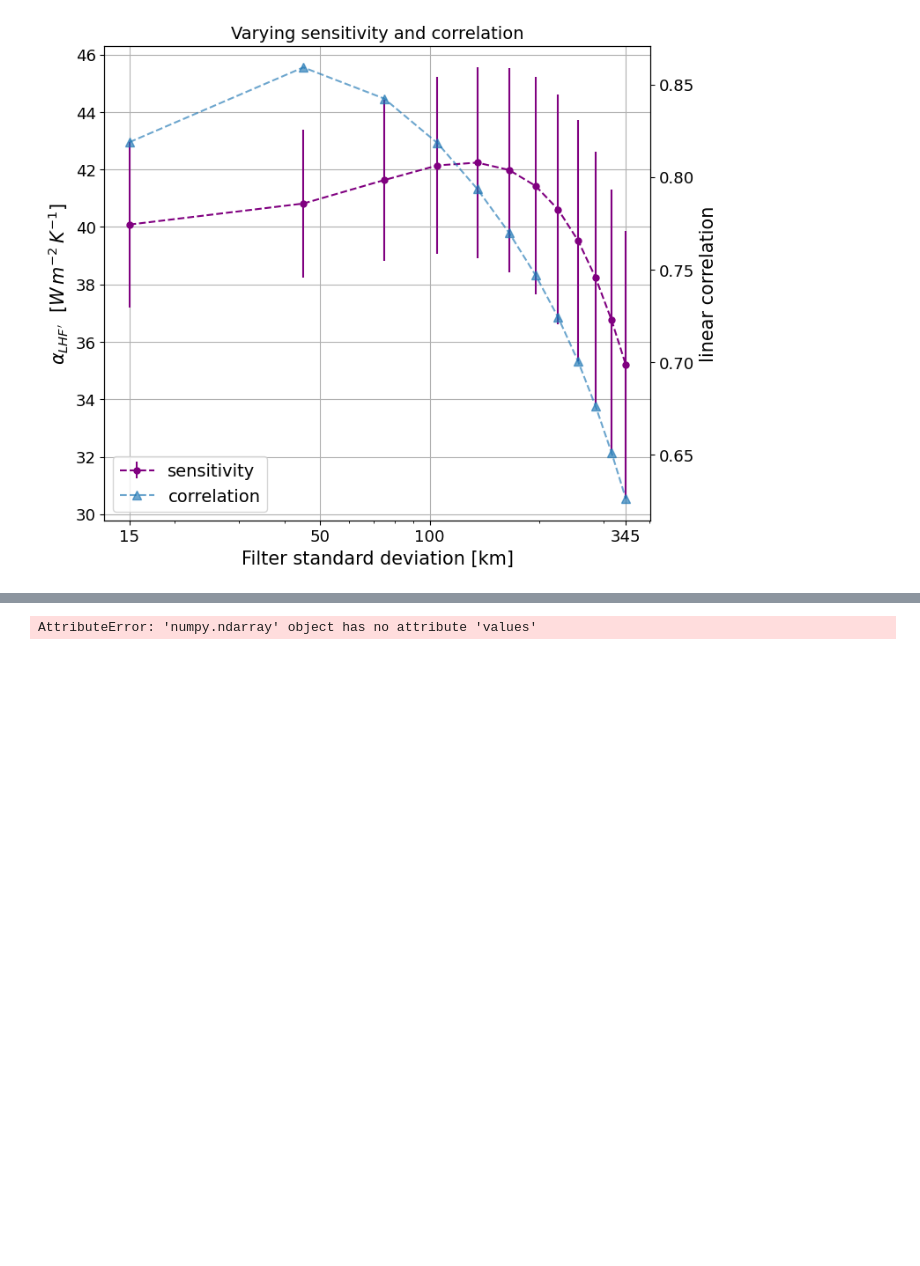
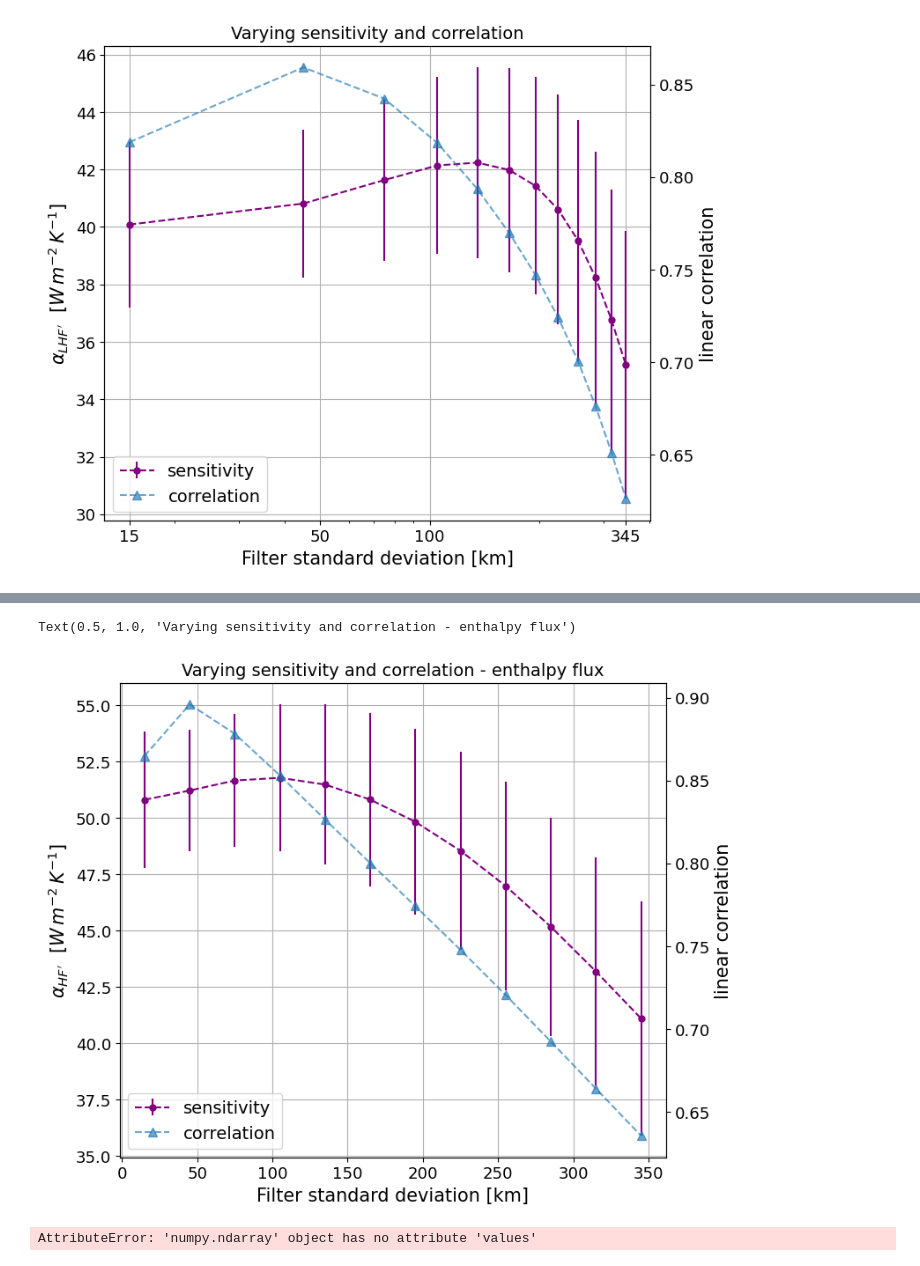
Before and after one commit to meteorologopazzo/thesis_material, a Jupyter notebook: EURECA_scripts/forced_scripts/ThermContr_LH_only_FORCED.ipynb, the cells around one changed output, grey strips where cells are left out. Drawn from its saved outputs; the diff is of its cells as text; code cells hidden in the pictures; blank space fills up the shorter version.

```diff
--- a/EURECA_scripts/forced_scripts/ThermContr_LH_only_FORCED.ipynb
+++ b/EURECA_scripts/forced_scripts/ThermContr_LH_only_FORCED.ipynb
@@ -502,0 +591,10 @@ plt.tick_params(axis='y', labelsize=14)
+# %%
+scales = np.arange(5, 120, 10)
+scales_km = list(3*scales)
+scales_km = [str(i) for i in scales_km]
+# scales_km = [str(i)+' km' for i in scales_km]
+
+import pandas as pd
+
+df_index = ['fit', 'corr', 'p_val', 'p_val_cannelli', 'sigmas']
+fit_results_enthalpy = pd.DataFrame(data=None, index = df_index, columns=scales)
@@ -503,3 +636,61 @@ plt.tick_params(axis='y', labelsize=14)
+# %%
+slopes_only_enthalpy = [fit_results_enthalpy.loc['fit', scales[i]].slope for i in range(len(scales))]
+sigma_slope_enthalpy = [fit_results_enthalpy.loc['sigmas', scales[i]][0] for i in range(len(scales))]
+corr_enthalpy = [fit_results_enthalpy.loc['corr', scales[i]] for i in range(len(scales))]
+# %%
+fig, ax = plt.subplots(1,1,figsize=(8,7))
+
+# slopes_plot = ax.errorbar(scales, slopes_only, yerr=sigma_slope, xerr=None, color='r', label='std dev.')#, marker='s', mfc='red',mec='green', ms=20, mew=4)
+slopes_plot = ax.errorbar(
+    3*scales,
+    slopes_only_enthalpy,
+    yerr=sigma_slope_enthalpy,
+    xerr=None,
+    color='purple',          # Set line color to orange
+    fmt='o',                 # Circular markers
+    markersize=5,            # Marker size
+    ecolor='purple',         # Error bar color to match the line color
+    linestyle='--',          # Dashed error bars
+    label='sensitivity'
+)
+ax.set_ylabel(r"$\alpha_{HF'}$  [$W\,m^{-2}\,K^{-1}$]", fontsize=15)
+# ax.set_xscale('log')
+
+# ax.set_xticks(scales)
+# ax.set_xticklabels(scales_km)
+ax.set_xlabel('Filter standard deviation [km]', fontsize=15)
+ax.grid()
+
+ax.tick_params(axis='both', which='major', labelsize=13)
+
+
+#################################################
+
+ax1 = ax.twinx()
+corr_plot = ax1.plot(3*scales, corr_enthalpy, '^--', markersize=7, label='correlation', alpha=0.65)
+ax1.set_ylabel('linear correlation', fontsize=15)
+# ax1.set_xscale('log')
+# ax1.set_xticks([3*scales[0], 50, 100, 3*scales[-1]])  # Example for adding multiple ticks
+# ax1.set_xticklabels([str(3*scales[0]), '50', '100', str(3*scales[-1])])
+
+lines, labels = ax.get_legend_handles_labels()
+lines2, labels2 = ax1.get_legend_handles_labels()
+ax1.legend(lines + lines2, labels + labels2, loc='lower left', fontsize=14)
+
+
+ax1.tick_params(axis='both', which='major', labelsize=13)
+
+plt.title('Varying sensitivity and correlation - enthalpy flux', fontsize=14)
+
+
+# path_img = '/venus/tesi_ale/plots_forced_EU/ThermContr_LHF_only/'
+# filename = path_img + 'LHF_scale_sensitvity_correlation.png'
+# # plt.savefig(filename)
+# print(filename)
+# del filename
+# %% [output]
+Text(0.5, 1.0, 'Varying sensitivity and correlation - enthalpy flux')
+[figure, added]
 # %%
 #########    HFX     #########
 # %%
```
Also changed, not shown: parts of 6 cells of this notebook, 3 other files.
